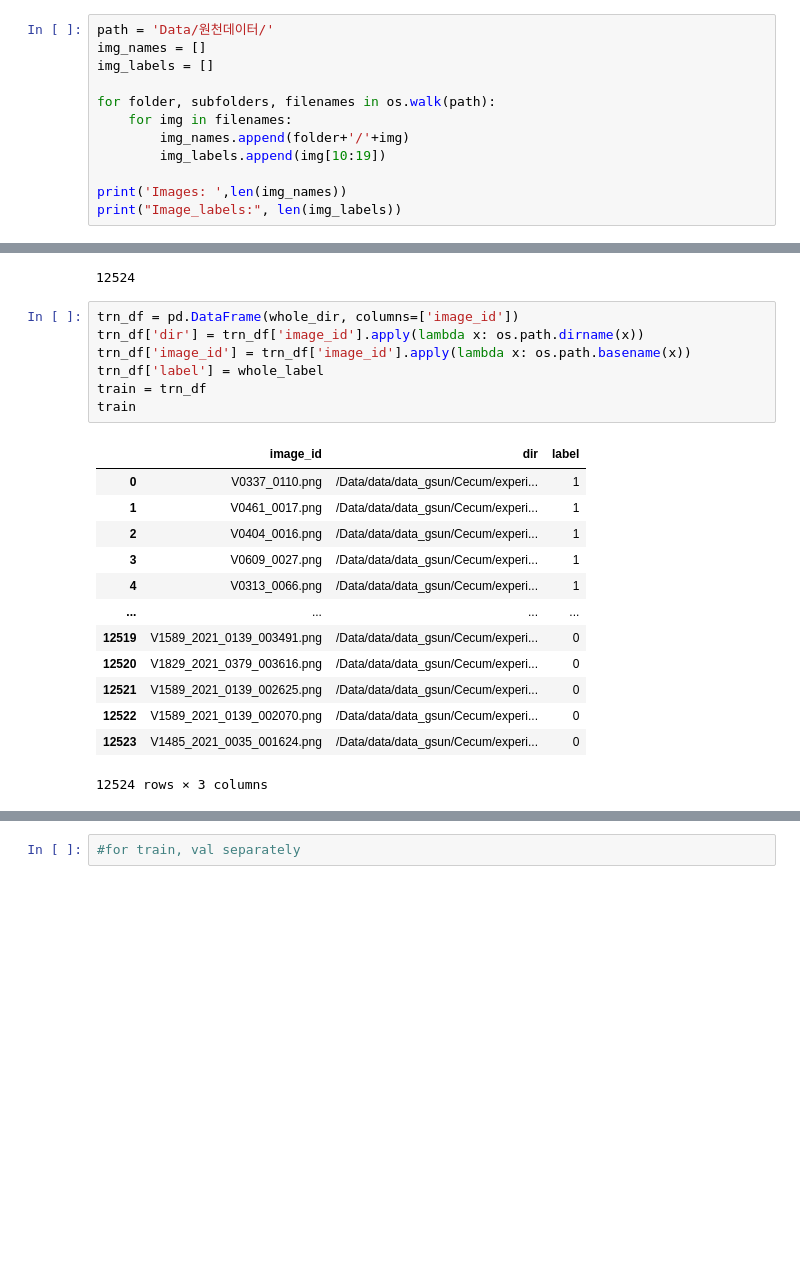
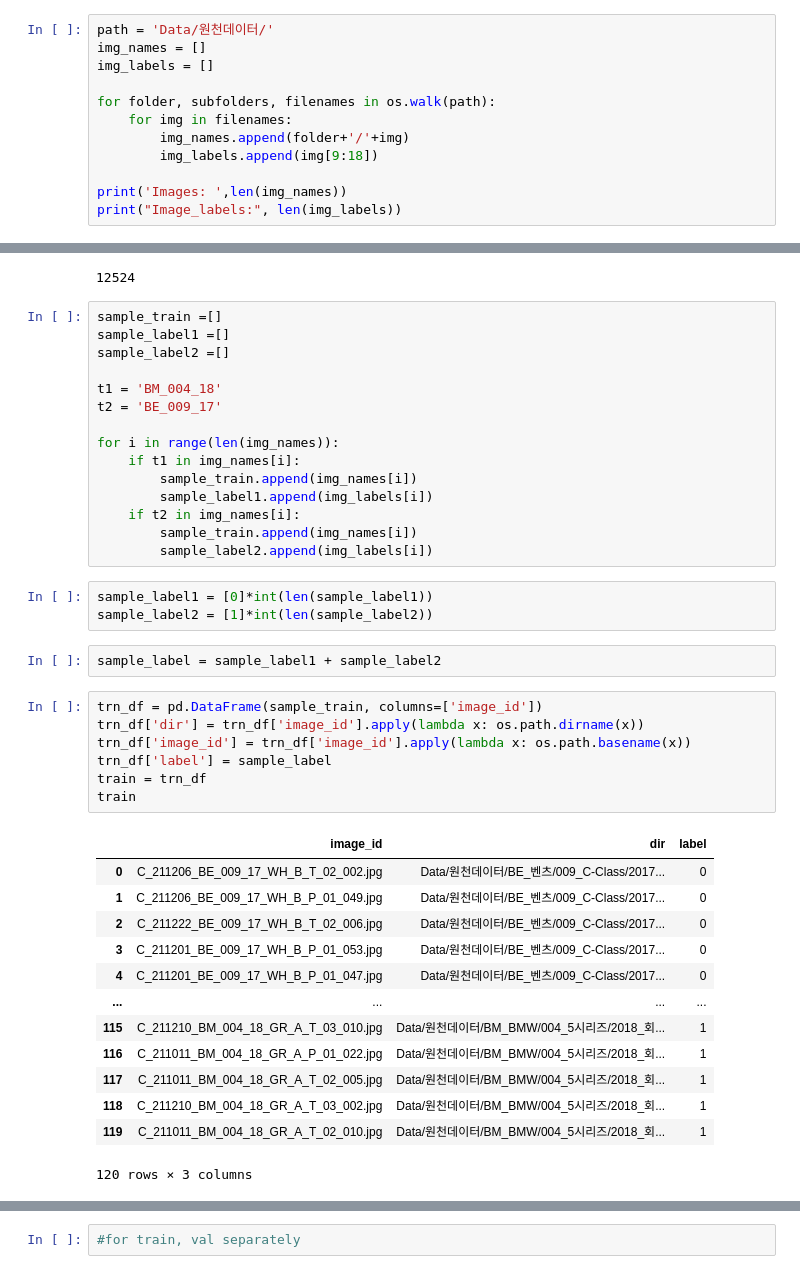
Before and after one commit to hojunking/efficientnet_pytorch, a Jupyter notebook: classification_train.ipynb, the cells around one changed output, grey strips where cells are left out. Drawn from its saved outputs; the diff is of its cells as text; blank space fills up the shorter version.

```diff
--- a/classification_train.ipynb
+++ b/classification_train.ipynb
@@ -53,7 +49,7 @@ img_labels = []
 for folder, subfolders, filenames in os.walk(path):
     for img in filenames:
         img_names.append(folder+'/'+img)
-        img_labels.append(img[10:19])
+        img_labels.append(img[9:18])
 
 print('Images: ',len(img_names))
 print("Image_labels:", len(img_labels))
@@ -176,27 +119,47 @@ print(len(whole_dir))
 print(len(whole_label))
 # %% [output]
 12524
+# %%
+sample_train =[]
+sample_label1 =[]
+sample_label2 =[]
+
+t1 = 'BM_004_18'
+t2 = 'BE_009_17'
+
+for i in range(len(img_names)):
+    if t1 in img_names[i]:
+        sample_train.append(img_names[i])
+        sample_label1.append(img_labels[i])
+    if t2 in img_names[i]:
+        sample_train.append(img_names[i])
+        sample_label2.append(img_labels[i])
+# %%
+sample_label1 = [0]*int(len(sample_label1))
+sample_label2 = [1]*int(len(sample_label2))
+# %%
+sample_label = sample_label1 + sample_label2
 # %%
-trn_df = pd.DataFrame(whole_dir, columns=['image_id'])
+trn_df = pd.DataFrame(sample_train, columns=['image_id'])
 trn_df['dir'] = trn_df['image_id'].apply(lambda x: os.path.dirname(x))
 trn_df['image_id'] = trn_df['image_id'].apply(lambda x: os.path.basename(x))
-trn_df['label'] = whole_label
+trn_df['label'] = sample_label
 train = trn_df
 train
 # %% [output]
 |  | image_id | dir | label |
-| 0 | V0337_0110.png | /Data/data/data_gsun/Cecum/experi... | 1 |
-| 1 | V0461_0017.png | /Data/data/data_gsun/Cecum/experi... | 1 |
-| 2 | V0404_0016.png | /Data/data/data_gsun/Cecum/experi... | 1 |
-| 3 | V0609_0027.png | /Data/data/data_gsun/Cecum/experi... | 1 |
-| 4 | V0313_0066.png | /Data/data/data_gsun/Cecum/experi... | 1 |
+| 0 | C_211206_BE_009_17_WH_B_T_02_002.jpg | Data/원천데이터/BE_벤츠/009_C-Class/2017... | 0 |
+| 1 | C_211206_BE_009_17_WH_B_P_01_049.jpg | Data/원천데이터/BE_벤츠/009_C-Class/2017... | 0 |
+| 2 | C_211222_BE_009_17_WH_B_T_02_006.jpg | Data/원천데이터/BE_벤츠/009_C-Class/2017... | 0 |
+| 3 | C_211201_BE_009_17_WH_B_P_01_053.jpg | Data/원천데이터/BE_벤츠/009_C-Class/2017... | 0 |
+| 4 | C_211201_BE_009_17_WH_B_P_01_047.jpg | Data/원천데이터/BE_벤츠/009_C-Class/2017... | 0 |
 | ... | ... | ... | ... |
-| 12519 | V1589_2021_0139_003491.png | /Data/data/data_gsun/Cecum/experi... | 0 |
-| 12520 | V1829_2021_0379_003616.png | /Data/data/data_gsun/Cecum/experi... | 0 |
-| 12521 | V1589_2021_0139_002625.png | /Data/data/data_gsun/Cecum/experi... | 0 |
-| 12522 | V1589_2021_0139_002070.png | /Data/data/data_gsun/Cecum/experi... | 0 |
-| 12523 | V1485_2021_0035_001624.png | /Data/data/data_gsun/Cecum/experi... | 0 |
+| 115 | C_211210_BM_004_18_GR_A_T_03_010.jpg | Data/원천데이터/BM_BMW/004_5시리즈/2018_회... | 1 |
+| 116 | C_211011_BM_004_18_GR_A_P_01_022.jpg | Data/원천데이터/BM_BMW/004_5시리즈/2018_회... | 1 |
+| 117 | C_211011_BM_004_18_GR_A_T_02_005.jpg | Data/원천데이터/BM_BMW/004_5시리즈/2018_회... | 1 |
+| 118 | C_211210_BM_004_18_GR_A_T_03_002.jpg | Data/원천데이터/BM_BMW/004_5시리즈/2018_회... | 1 |
+| 119 | C_211011_BM_004_18_GR_A_T_02_010.jpg | Data/원천데이터/BM_BMW/004_5시리즈/2018_회... | 1 |
-12524 rows × 3 columns
+120 rows × 3 columns
 # %%
 train.label.value_counts()
 # %% [output]
```
Also changed, not shown: parts of 13 cells of this notebook, 7 other files.
